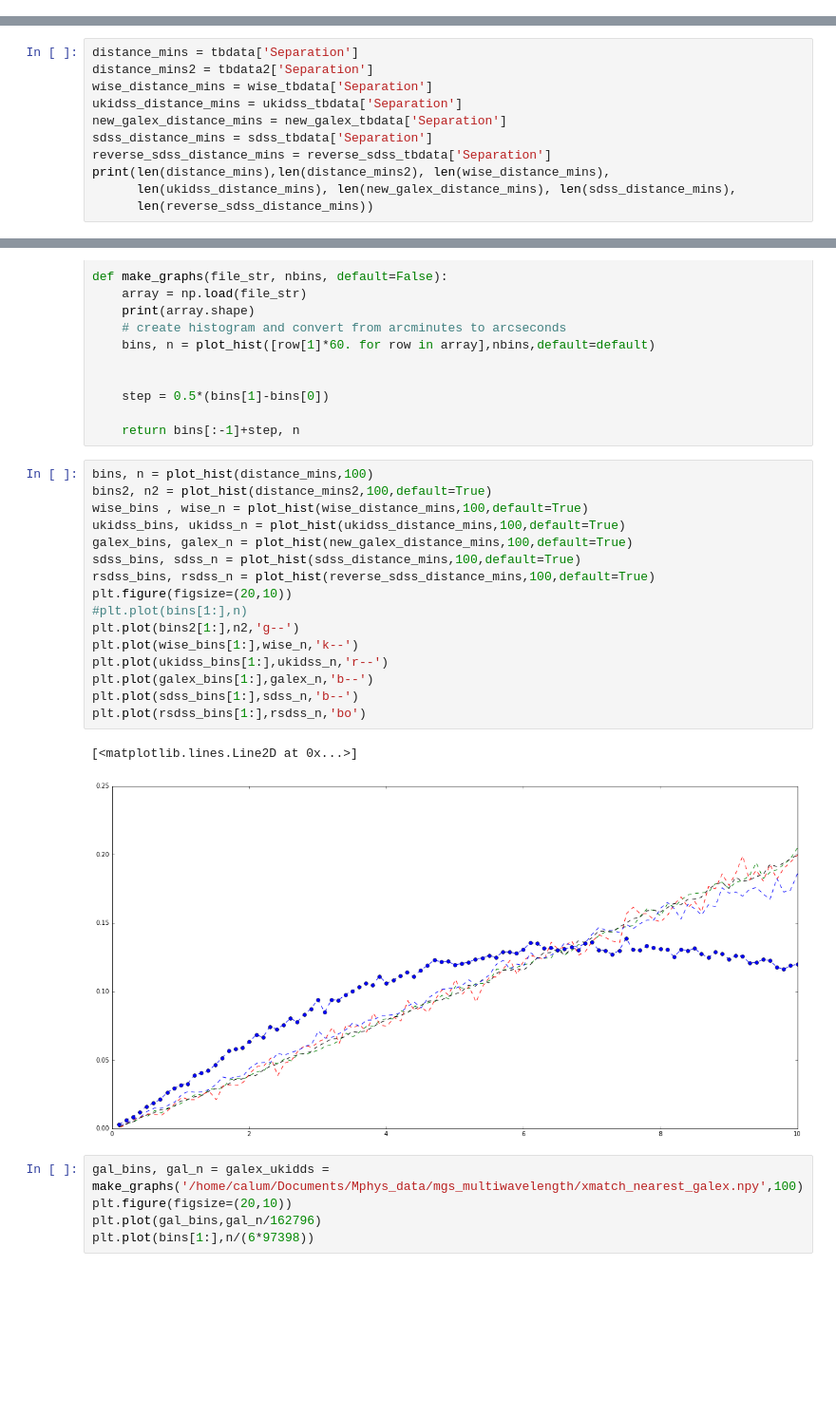
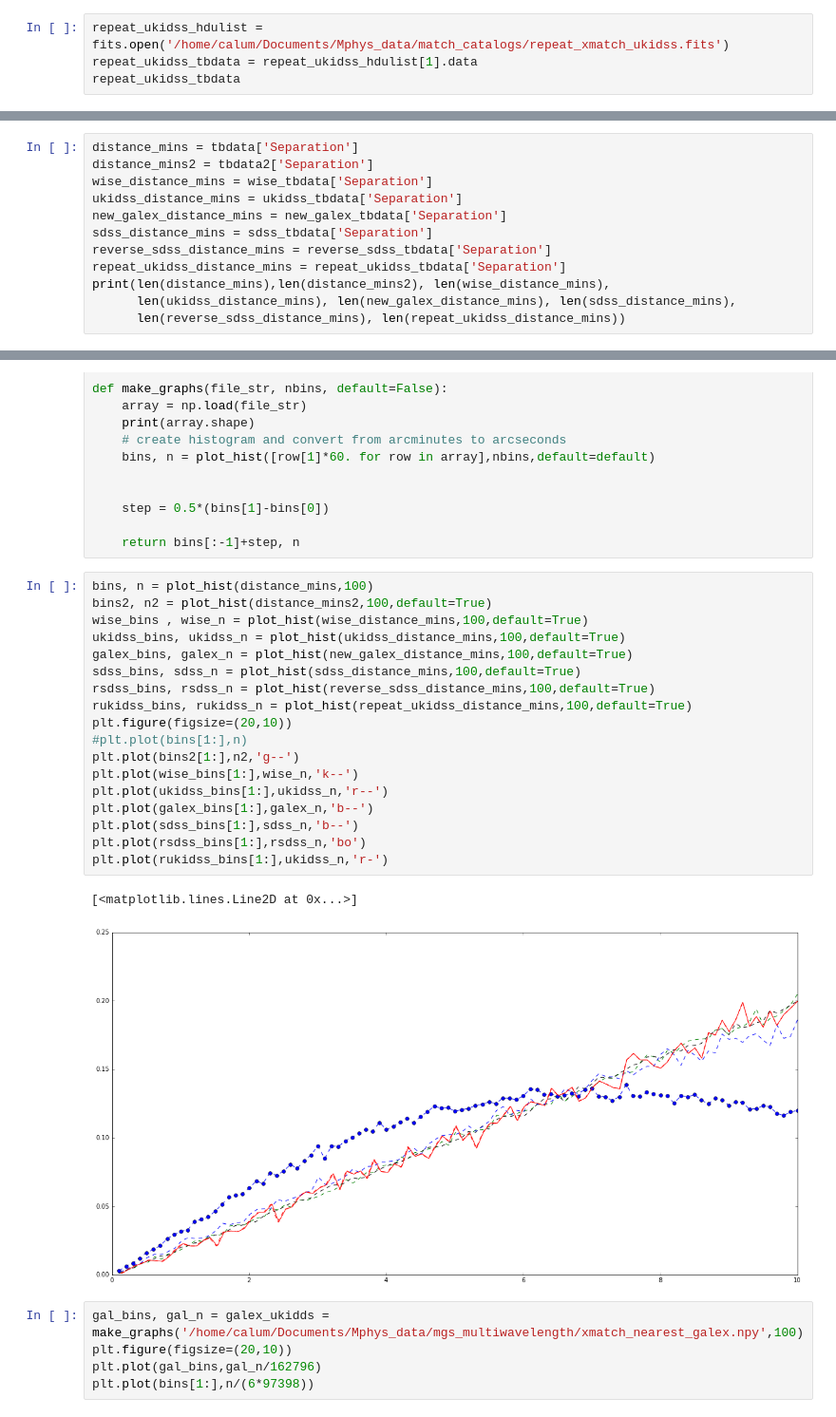
Before and after one commit to calumhrmurray/MPhysProject, a Jupyter notebook: analysis/match_catalogs/number_density.ipynb, the cells around one changed output, grey strips where cells are left out. Shown at 95% size. Saved outputs shown, nothing was run; the diff lists cells and outputs as text; blank space fills up the shorter version.

```diff
--- a/analysis/match_catalogs/number_density.ipynb
+++ b/analysis/match_catalogs/number_density.ipynb
@@ -123,3 +123,7 @@ FITS_rec([(338.41495, -0.82327211, 338.41705, -0.82374066, 7.765202454234422),
        (354.01517, 30.758764, 354.01489, 30.760118, 4.9486717476845294),
        (357.94269, 30.986422, 357.94162, 30.986238, 3.3617254924747724)],
       dtype=(numpy.record, [('RA_1', '>f4'), ('DEC_1', '>f4'), ('RA_2', '>f4'), ('DEC_2', '>f4'), ('Separation', '>f8')]))
+# %%
+repeat_ukidss_hdulist = fits.open('/home/calum/Documents/Mphys_data/match_catalogs/repeat_xmatch_ukidss.fits')
+repeat_ukidss_tbdata = repeat_ukidss_hdulist[1].data
+repeat_ukidss_tbdata
@@ -131,7 +144,8 @@ ukidss_distance_mins = ukidss_tbdata['Separation']
 new_galex_distance_mins = new_galex_tbdata['Separation']
 sdss_distance_mins = sdss_tbdata['Separation']
 reverse_sdss_distance_mins = reverse_sdss_tbdata['Separation']
+repeat_ukidss_distance_mins = repeat_ukidss_tbdata['Separation']
 print(len(distance_mins),len(distance_mins2), len(wise_distance_mins),
       len(ukidss_distance_mins), len(new_galex_distance_mins), len(sdss_distance_mins),
-      len(reverse_sdss_distance_mins))
+      len(reverse_sdss_distance_mins), len(repeat_ukidss_distance_mins))
 # %% [output]
@@ -155,22 +169,24 @@ def make_graphs(file_str, nbins, default=False):
 # %%
 bins, n = plot_hist(distance_mins,100)
 bins2, n2 = plot_hist(distance_mins2,100,default=True)
 wise_bins , wise_n = plot_hist(wise_distance_mins,100,default=True)
 ukidss_bins, ukidss_n = plot_hist(ukidss_distance_mins,100,default=True)
 galex_bins, galex_n = plot_hist(new_galex_distance_mins,100,default=True)
 sdss_bins, sdss_n = plot_hist(sdss_distance_mins,100,default=True)
 rsdss_bins, rsdss_n = plot_hist(reverse_sdss_distance_mins,100,default=True)
+rukidss_bins, rukidss_n = plot_hist(repeat_ukidss_distance_mins,100,default=True)
 plt.figure(figsize=(20,10))
 #plt.plot(bins[1:],n)
 plt.plot(bins2[1:],n2,'g--')
 plt.plot(wise_bins[1:],wise_n,'k--')
 plt.plot(ukidss_bins[1:],ukidss_n,'r--')
 plt.plot(galex_bins[1:],galex_n,'b--')
 plt.plot(sdss_bins[1:],sdss_n,'b--')
 plt.plot(rsdss_bins[1:],rsdss_n,'bo')
+plt.plot(rukidss_bins[1:],ukidss_n,'r-')
 # %% [output]
 [<matplotlib.lines.Line2D at 0x...>]
-[figure, old version]
+[figure, new version]
 # %%
 gal_bins, gal_n = galex_ukidds = make_graphs('/home/calum/Documents/Mphys_data/mgs_multiwavelength/xmatch_nearest_galex.npy',100)
 plt.figure(figsize=(20,10))
```
Also changed, not shown: parts of 2 cells of this notebook, 1 other file.
